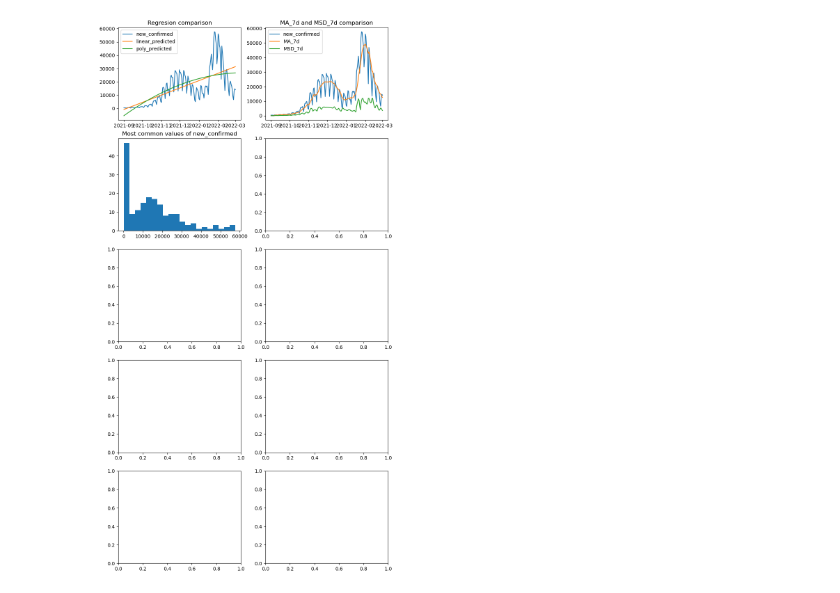
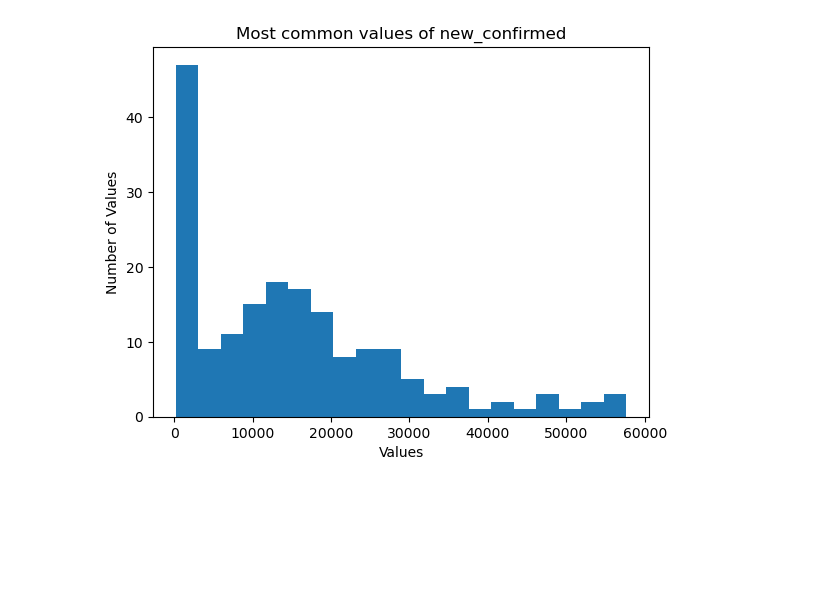
Before and after one commit to piooz/BigData, a Jupyter notebook: zad4/zadanie4.ipynb, the cells around one changed output. Cells and saved outputs as stored; diff of their text form; code cells hidden in the pictures; blank space fills up the shorter version.

```diff
--- a/zad4/zadanie4.ipynb
+++ b/zad4/zadanie4.ipynb
@@ -126,11 +166,21 @@ predicted_data
 #Spróbuj wyznaczyć średnią kroczącą i odchylenie standardowe kroczące (np. 7-dniowe),
 #dla tych zmiennych, aby zobaczyć, jak zjawiska te zmieniają się w czasie.
 #Sprawdź, czy występują jakieś sezonowe wzorce lub cykle.
+
 from statsmodels.tsa.seasonal import seasonal_decompose
+
 #Średnia krocząca 7-dniowa
-df['MA_7d'] = df['new_confirmed'].rolling(7).mean()
+df['Moving_Average'] = df['new_confirmed'].rolling(7).mean()
 
 #Odchylenie standardowe kroczace 7-dniowe
-df['MSD_7d'] = df['new_confirmed'].rolling(7).std()
+df['Moving_Standart_Deviation'] = df['new_confirmed'].rolling(7).std()
 
-df[["MA_7d","MSD_7d"]] = df[["MA_7d","MSD_7d"]].fillna(0)
+df[["Moving_Average","Moving_Standart_Deviation"]] = df[["Moving_Average","Moving_Standart_Deviation"]].fillna(0)
+
+plt.plot(df['date'], df['new_confirmed'], label ='new_confirmed')
+plt.plot(df['date'], df['Moving_Average'], label ='Moving Average')
+#plt.plot(df['date'], df['MSD_7d'], label ='MSD_7d')
+plt.fill_between(df['date'], df['Moving_Average'] - df['Moving_Standart_Deviation'], df['Moving_Average'] + df['Moving_Standart_Deviation'], alpha=0.1, color ="red",  label='Standard Deviation')
+plt.legend(loc = 2)
+plt.title("MA_7d and MSD_7d comparison")
+plt.show()
@@ -183,33 +266,9 @@ plt.show()
 # %%
-#3.1. Przedstaw wyniki analizy regresji, trendów i ew. wykrywania anomalii za pomocą wykresów
-#liniowych/punktowych/histogramów/map cieplnych etc. do zilustrowania otrzymanych wyników (min. 10 różnych wizualizacji).
-#1. Porównanie wynikow obu regresji z pobranymi danymi wczesniej danymi
-df['date']=df['date'].map(dt.datetime.toordinal)
-fig, ax = plt.subplots(nrows=5, ncols=2, figsize=(10, 20))
-linear_predicted = lr.predict(df['date'].values.reshape(-1,1))
-poly_predicted = lr2.predict(pr.fit_transform(df[['date']]))
-df['date']=df['date'].map(dt.datetime.fromordinal)
-ax[0, 0].plot(df['date'], df['new_confirmed'], label ='new_confirmed')
-ax[0, 0].plot(df['date'], linear_predicted, label ='linear_predicted')
-ax[0, 0].plot(df['date'], poly_predicted, label ='poly_predicted')
-ax[0, 0].legend(loc = 2)
-ax[0, 0].set_title("Regresion comparison")
-
-#2. Rozłożenie wartosci new_confirmed
-ax[1, 0].hist(df['new_confirmed'], 20, histtype='bar')
-ax[1, 0].set_title("Most common values of new_confirmed")
-
-#3. Wizualizacja zmiany w czasie wartości średniej kroczącej i odchylenia standardowego kroczacego
-ax[0, 1].plot(df['date'], df['new_confirmed'], label ='new_confirmed')
-ax[0, 1].plot(df['date'], df['MA_7d'], label ='MA_7d')
-ax[0, 1].plot(df['date'], df['MSD_7d'], label ='MSD_7d')
-ax[0, 1].legend(loc = 2)
-ax[0, 1].set_title("MA_7d and MSD_7d comparison")
+#Wykres rozłożenia wartosci new_confirmed
+plt.hist(df['new_confirmed'], 20, histtype='bar')
+plt.title("Most common values of new_confirmed")
+plt.xlabel("Values")
+plt.ylabel("Number of Occurrences of the Value")
 plt.show()
-
-#4.
-#ax[1, 1].pcolormesh(df['Month'], df['Day'], df['new_confirmed'])
-
-#3.2. Przygotuj zwięzły raport korespondujący z danymi zwizualizowanymi, zawierający syntetyczne podsumowanie Twoich działań.
 # %% [output]
-[figure, old version]
+[figure, new version]
```
Also changed, not shown: parts of 12 cells of this notebook.
